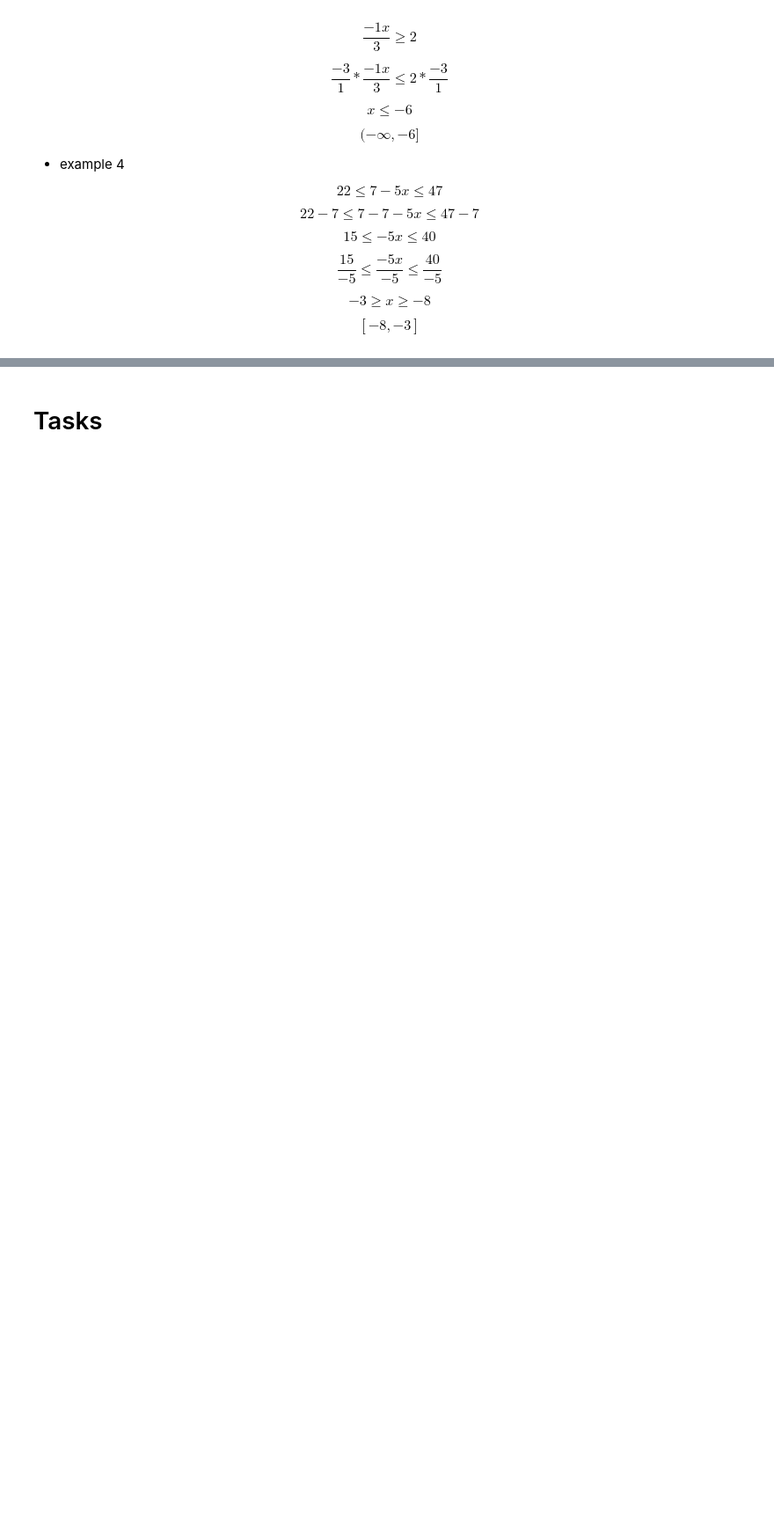
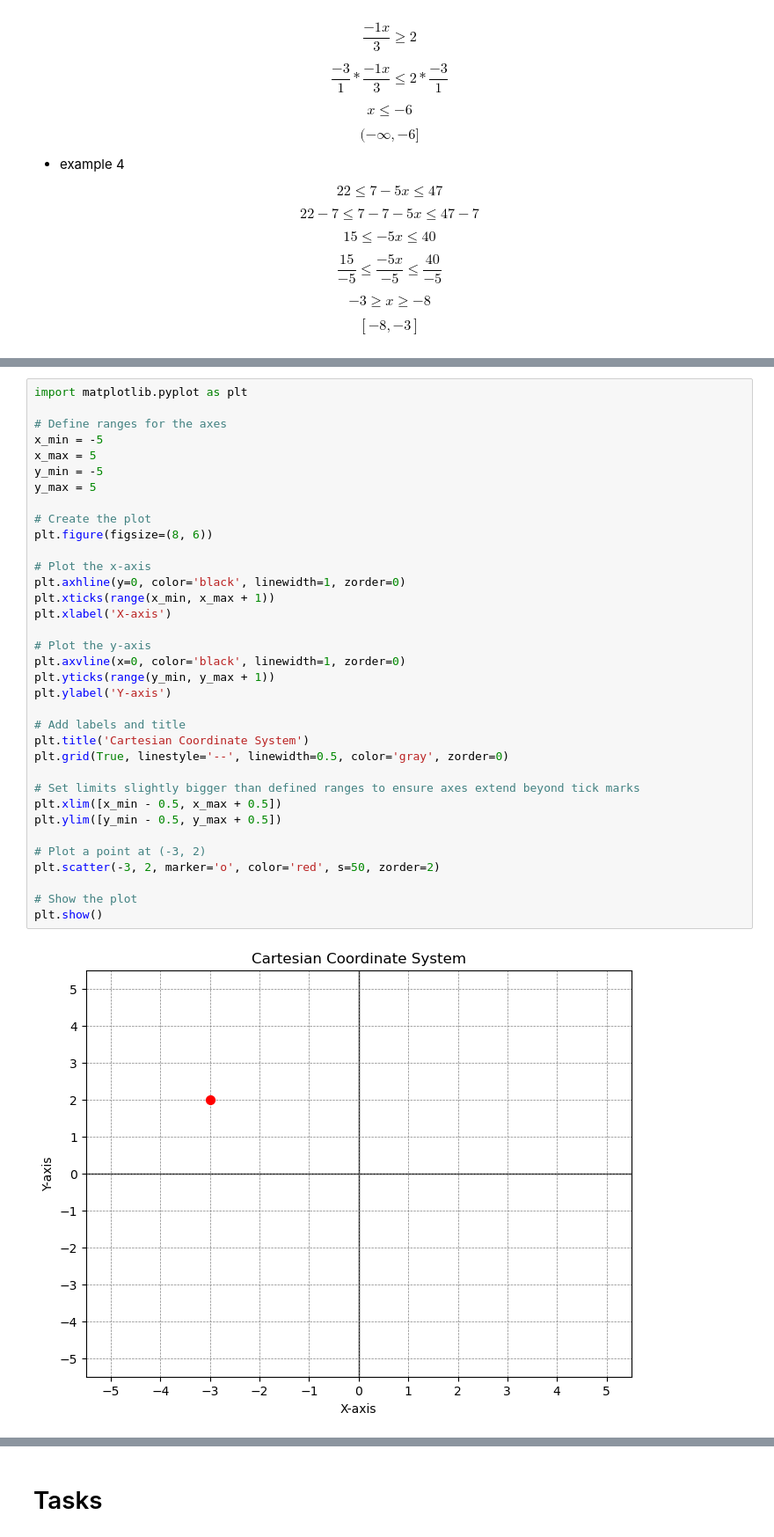
Before and after one commit to BZIvanov/Learning-Algebra, a Jupyter notebook: Algebra1/Algebra1.ipynb, the cells around one changed output, grey strips where cells are left out. Shown: that part at 88% size. Drawn from its saved outputs; the diff is of its cells as text; blank space fills up the shorter version.

```diff
--- a/Algebra1/Algebra1.ipynb
+++ b/Algebra1/Algebra1.ipynb
@@ -314,0 +344,37 @@ $$ [-8,-3] $$
+# %%
+import matplotlib.pyplot as plt
+
+# Define ranges for the axes
+x_min = -5
+x_max = 5
+y_min = -5
+y_max = 5
+
+# Create the plot
+plt.figure(figsize=(8, 6))
+
+# Plot the x-axis
+plt.axhline(y=0, color='black', linewidth=1, zorder=0)
+plt.xticks(range(x_min, x_max + 1))
+plt.xlabel('X-axis')
+
+# Plot the y-axis
+plt.axvline(x=0, color='black', linewidth=1, zorder=0)
+plt.yticks(range(y_min, y_max + 1))
+plt.ylabel('Y-axis')
+
+# Add labels and title
+plt.title('Cartesian Coordinate System')
+plt.grid(True, linestyle='--', linewidth=0.5, color='gray', zorder=0)
+
+# Set limits slightly bigger than defined ranges to ensure axes extend beyond tick marks
+plt.xlim([x_min - 0.5, x_max + 0.5])
+plt.ylim([y_min - 0.5, y_max + 0.5])
+
+# Plot a point at (-3, 2)
+plt.scatter(-3, 2, marker='o', color='red', s=50, zorder=2)
+
+# Show the plot
+plt.show()
+# %% [output]
+[figure, added]
```
Also changed, not shown: parts of 9 cells of this notebook.
